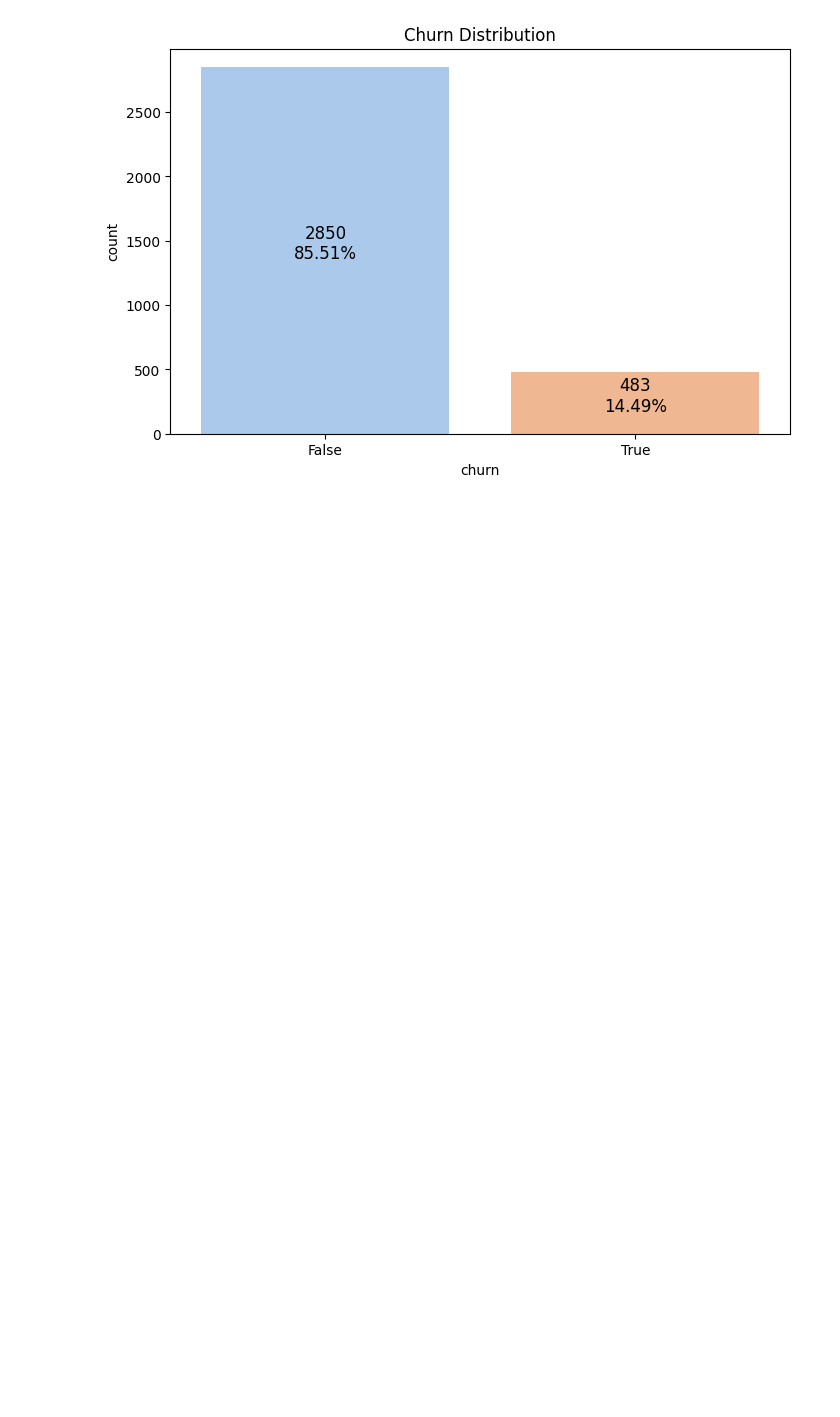
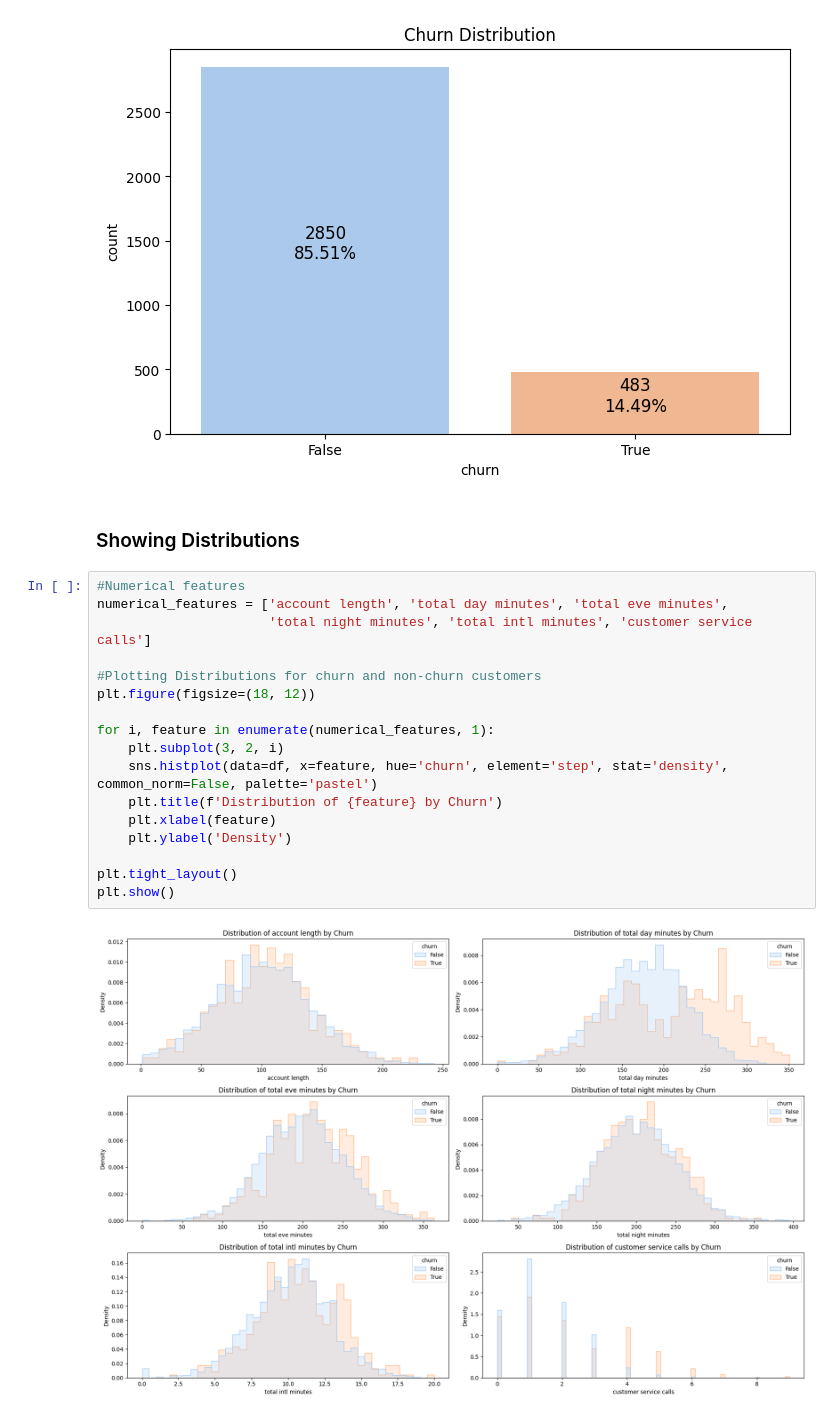
Before and after one commit to papyrusleaf/Syriatel-Customer-Churn-Modelling, a Jupyter notebook: index.ipynb, the cells around one changed output. Saved outputs shown, nothing was run; the diff lists cells and outputs as text; blank space fills up the shorter version.

Commit message:
Added analysis of numeric & categorical variables

```diff
--- a/index.ipynb
+++ b/index.ipynb
@@ -114,3 +114,24 @@ plt.title('Churn Distribution')
 plt.show()
 # %% [output]
 [figure]
+# %% [markdown]
+### Showing Distributions
+# %%
+#Numerical features
+numerical_features = ['account length', 'total day minutes', 'total eve minutes',
+                      'total night minutes', 'total intl minutes', 'customer service calls']
+
+#Plotting Distributions for churn and non-churn customers
+plt.figure(figsize=(18, 12))
+
+for i, feature in enumerate(numerical_features, 1):
+    plt.subplot(3, 2, i)
+    sns.histplot(data=df, x=feature, hue='churn', element='step', stat='density', common_norm=False, palette='pastel')
+    plt.title(f'Distribution of {feature} by Churn')
+    plt.xlabel(feature)
+    plt.ylabel('Density')
+
+plt.tight_layout()
+plt.show()
+# %% [output]
+[figure, added]
```
Also changed, not shown: parts of 18 cells of this notebook.
